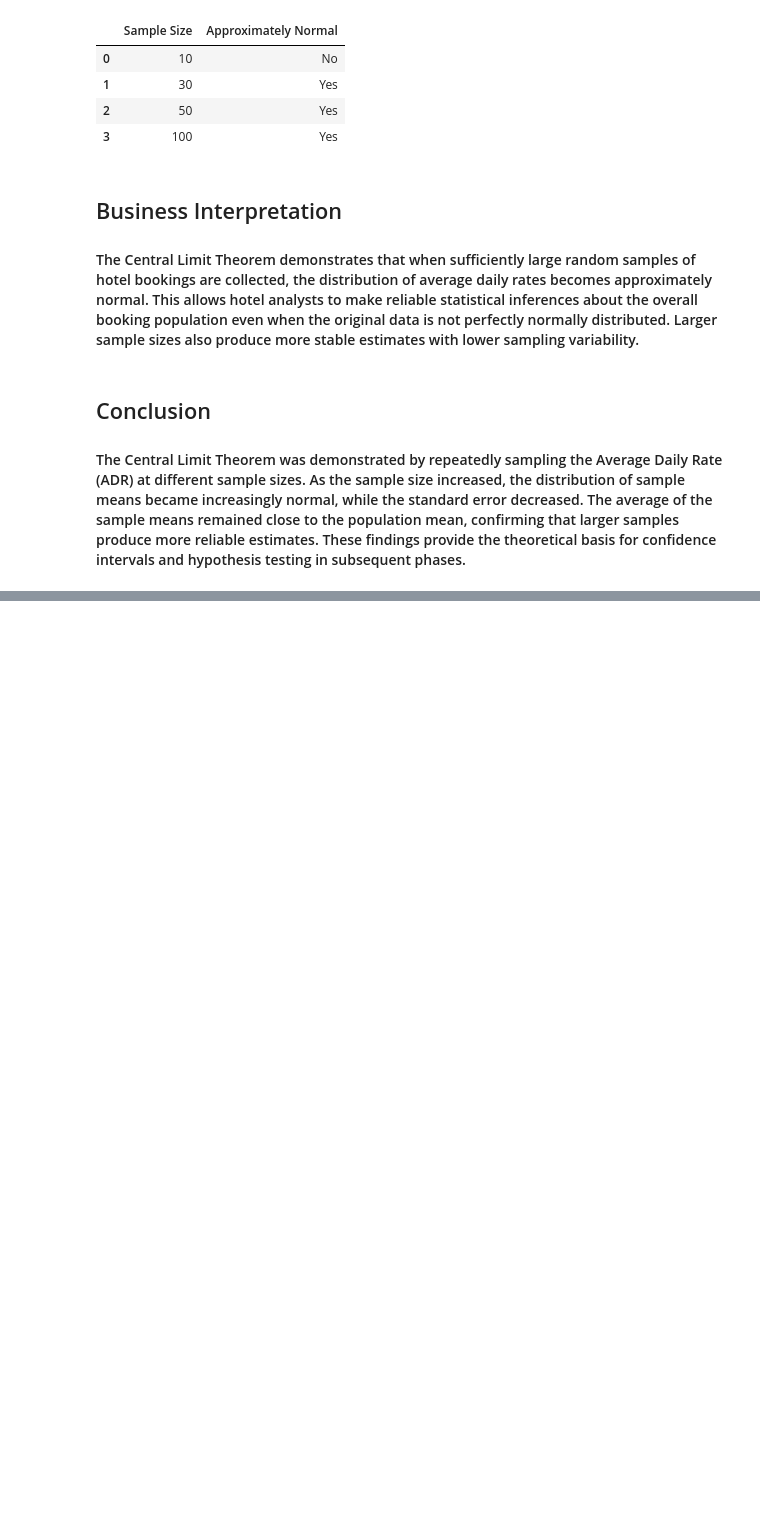
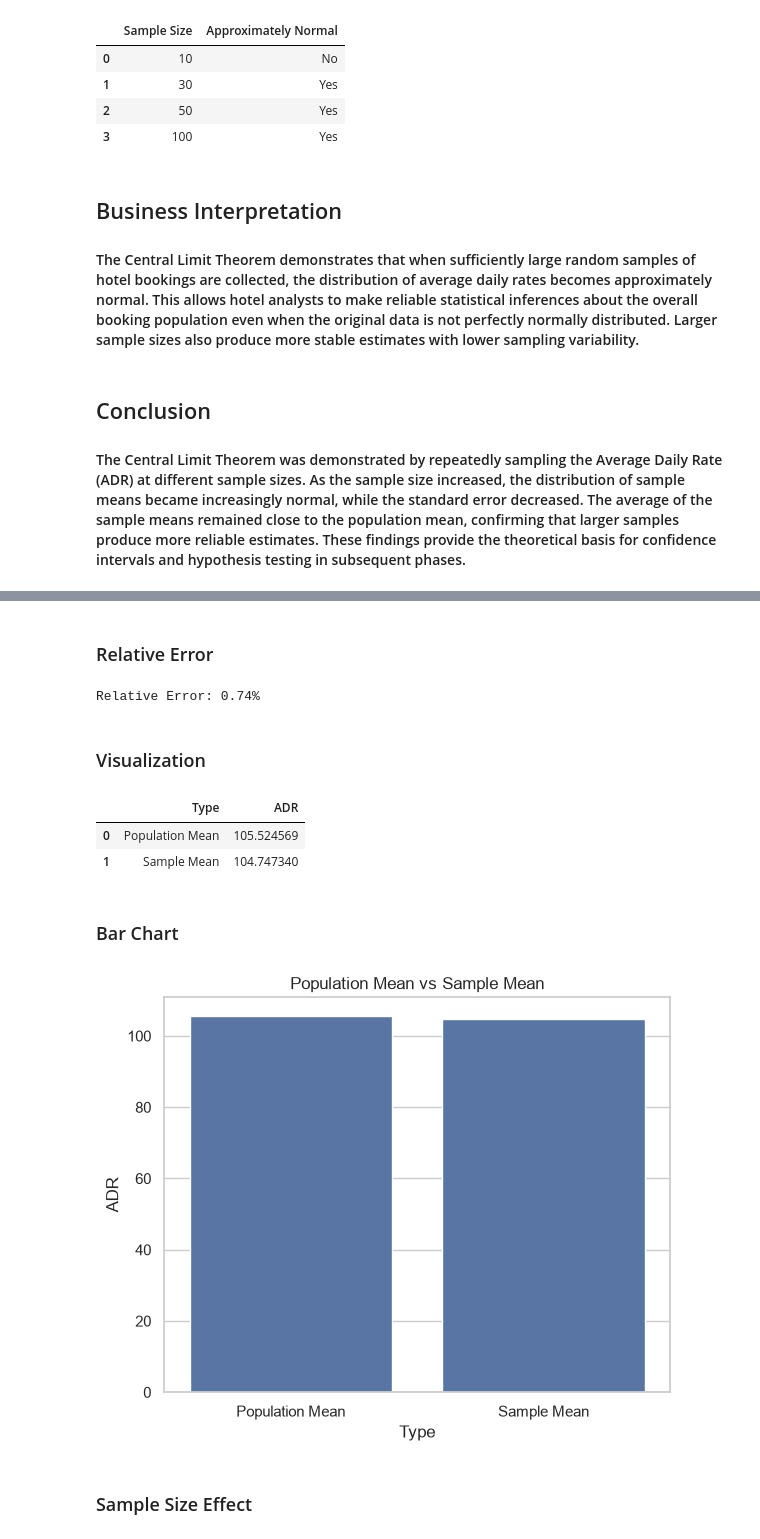
Before and after one commit to Logesh-M0324/Weekend_Task, a Jupyter notebook: Hotel_Booking_Demand/notebooks/03_probability_inferential_statistics.ipynb, the cells around one changed output, grey strips where cells are left out. Cells and saved outputs as stored; diff of their text form; code cells hidden in the pictures; blank space fills up the shorter version.

```diff
--- a/Hotel_Booking_Demand/notebooks/03_probability_inferential_statistics.ipynb
+++ b/Hotel_Booking_Demand/notebooks/03_probability_inferential_statistics.ipynb
@@ -998,0 +1591,4 @@ verification
+# %%
+population_mean = df["average_daily_rate"].mean()
+
+population_std = df["average_daily_rate"].std()
@@ -998,0 +1597,4 @@ verification
+# %%
+sample_mean = sample["average_daily_rate"].mean()
+
+sample_std = sample["average_daily_rate"].std()
@@ -998,0 +1652,60 @@ verification
+# %% [markdown]
+### Relative Error
+# %%
+relative_error = (
+    estimation_error /
+    population_mean
+) * 100
+
+print(
+    f"Relative Error: {relative_error:.2f}%"
+)
+# %% [output]
+Relative Error: 0.74%
+# %% [markdown]
+### Visualization
+# %%
+comparison = pd.DataFrame({
+
+    "Type":[
+        "Population Mean",
+        "Sample Mean"
+    ],
+
+    "ADR":[
+        population_mean,
+        sample_mean
+    ]
+
+})
+
+comparison
+# %% [output]
+|  | Type | ADR |
+| 0 | Population Mean | 105.524569 |
+| 1 | Sample Mean | 104.747340 |
+# %% [markdown]
+### Bar Chart
+# %%
+plt.figure(figsize=(6,5))
+
+sns.barplot(
+    data=comparison,
+    x="Type",
+    y="ADR"
+)
+
+plt.title("Population Mean vs Sample Mean")
+
+plt.tight_layout()
+
+plt.savefig(
+    "../figures/phase_03/point_estimation.png",
+    dpi=300
+)
+
+plt.show()
+# %% [output]
+[figure, added]
+# %% [markdown]
+### Sample Size Effect
```
Also changed, not shown: parts of 122 cells of this notebook, 15 other files.
